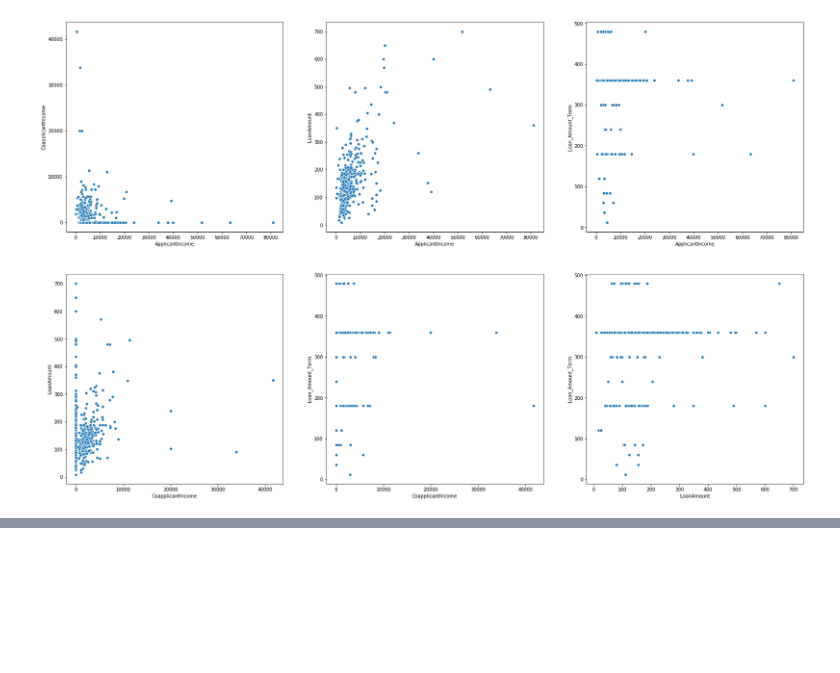
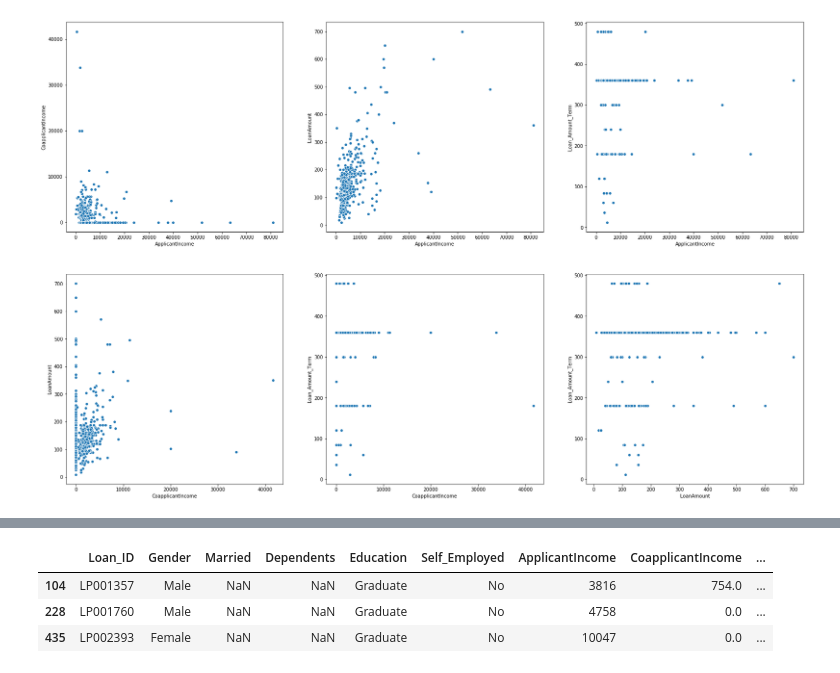
Before and after one commit to agarwal-peeush/Learning, a Jupyter notebook: ML/LoanPredictionProblem/LoanPrediction_Insights.ipynb, the cells around one changed output, grey strips where cells are left out. Cells and saved outputs as stored; diff of their text form; code cells hidden in the pictures; blank space fills up the shorter version.

Commit message:
'LoanPrediction' insights - Missing value treatment started.

```diff
--- a/ML/LoanPredictionProblem/LoanPrediction_Insights.ipynb
+++ b/ML/LoanPredictionProblem/LoanPrediction_Insights.ipynb
@@ -183,0 +239,9 @@ plt.show()
+# %%
+# View all data where Gender is missing
+# train.loc[train['Gender'].isnull(), :]
+train.loc[train['Married'].isnull(), :]
+# %% [output]
+|  | Loan_ID | Gender | Married | Dependents | Education | Self_Employed | ApplicantIncome | CoapplicantIncome | ... |
+| 104 | LP001357 | Male | NaN | NaN | Graduate | No | 3816 | 754.0 | ... |
+| 228 | LP001760 | Male | NaN | NaN | Graduate | No | 4758 | 0.0 | ... |
+| 435 | LP002393 | Female | NaN | NaN | Graduate | No | 10047 | 0.0 | ... |
```
Also changed, not shown: parts of 5 cells of this notebook.
